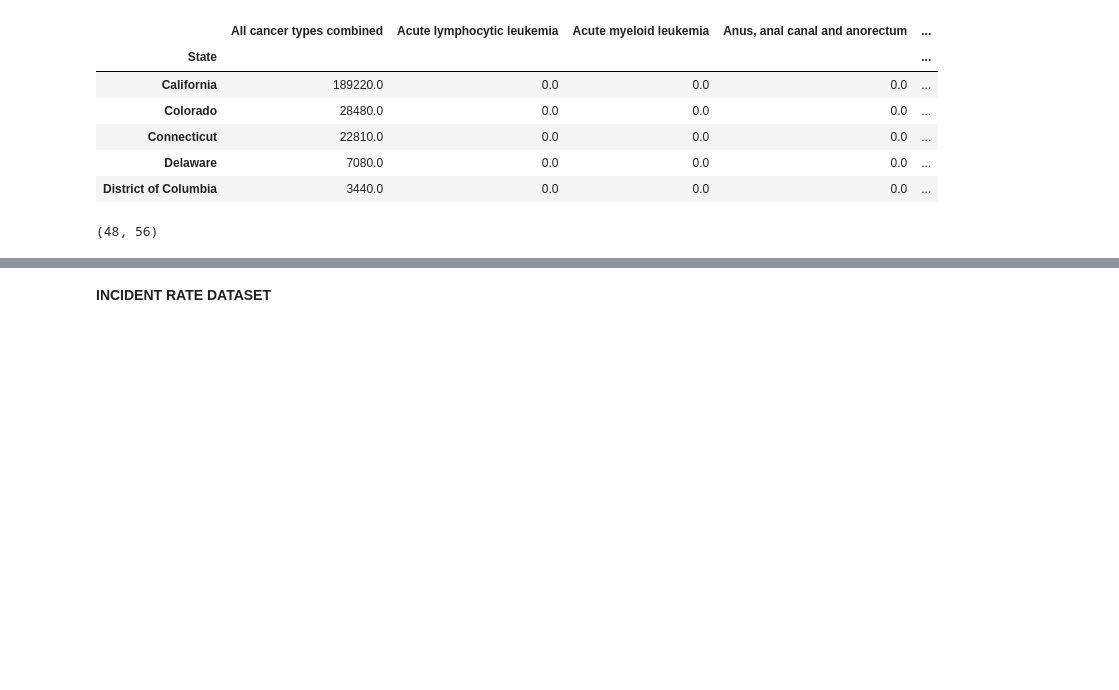
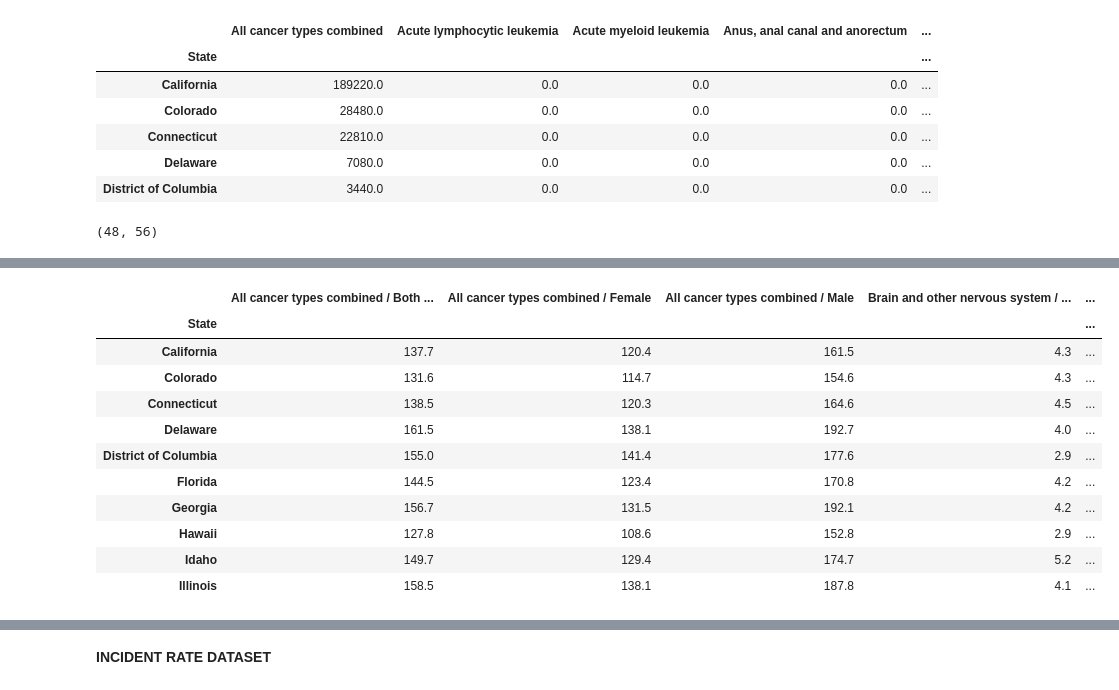
Before and after one commit to nderitu-ndegwa/DSFT14_Grp2_Wk5, a Jupyter notebook: python_notebook2.ipynb, the cells around one changed output, grey strips where cells are left out. Saved outputs shown, nothing was run; the diff lists cells and outputs as text; code cells hidden in the pictures; blank space fills up the shorter version.

```diff
--- a/python_notebook2.ipynb
+++ b/python_notebook2.ipynb
@@ -7,3 +7,8 @@
 
 import pandas as pd
 import numpy as np
+# %%
+#READING OUR DEATH RATE DATASET
+Death_rate_df = pd.read_excel("/content/DeathRate (1).xlsx", sheet_name =1,header = 6,index_col = 'State')
+Death_rate_df.drop(Death_rate_df.index[:5],inplace=True)
+Death_rate_df.head()
@@ -609,0 +751,18 @@ new_case_estimates_df.shape
+# %%
+#Dropping columns with no Data
+
+Death_rate_df.dropna(axis=1, how='all', inplace=True)
+Death_rate_df.head(10)
+# %% [output]
+|  | All cancer types combined / Both ... | All cancer types combined / Female | All cancer types combined / Male | Brain and other nervous system / ... | ... |
+| State |  |  |  |  | ... |
+| California | 137.7 | 120.4 | 161.5 | 4.3 | ... |
+| Colorado | 131.6 | 114.7 | 154.6 | 4.3 | ... |
+| Connecticut | 138.5 | 120.3 | 164.6 | 4.5 | ... |
+| Delaware | 161.5 | 138.1 | 192.7 | 4.0 | ... |
+| District of Columbia | 155.0 | 141.4 | 177.6 | 2.9 | ... |
+| Florida | 144.5 | 123.4 | 170.8 | 4.2 | ... |
+| Georgia | 156.7 | 131.5 | 192.1 | 4.2 | ... |
+| Hawaii | 127.8 | 108.6 | 152.8 | 2.9 | ... |
+| Idaho | 149.7 | 129.4 | 174.7 | 5.2 | ... |
+| Illinois | 158.5 | 138.1 | 187.8 | 4.1 | ... |
```
Also changed, not shown: parts of 20 cells of this notebook.
